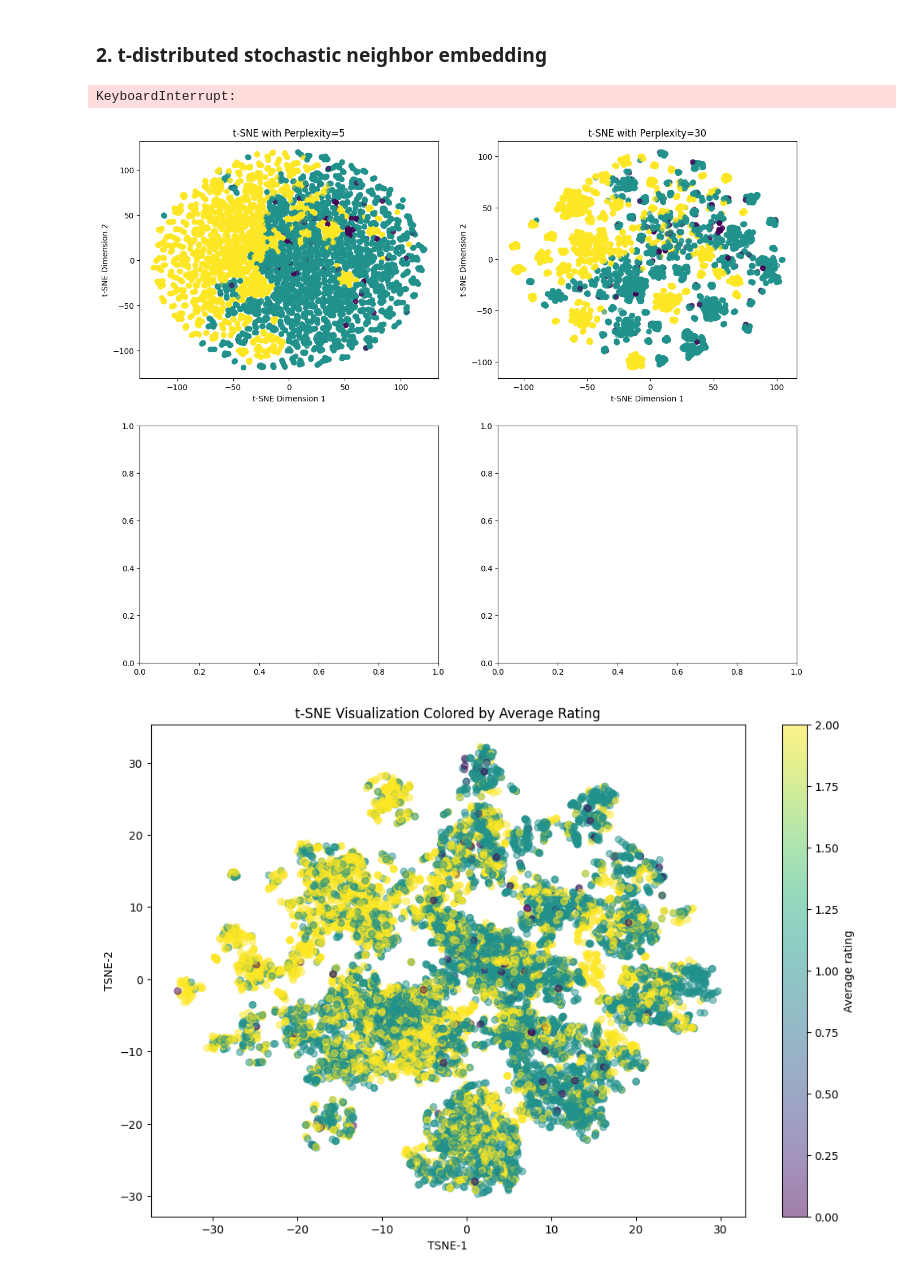
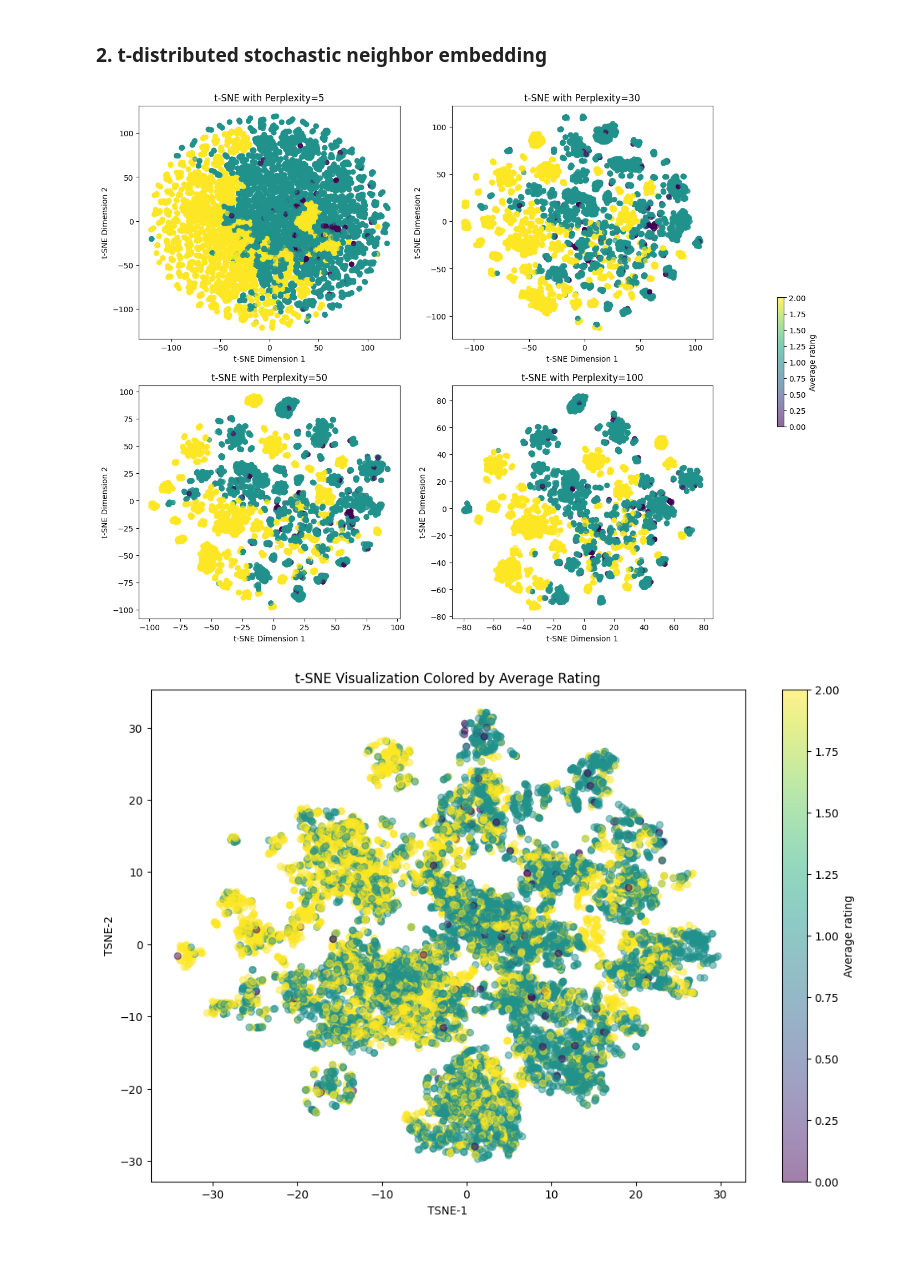
Before and after one commit to SoareCristi/BigData_MovieRatings, a Jupyter notebook: dimensionality_reduction.ipynb, the cells around one changed output. Saved outputs shown, nothing was run; the diff lists cells and outputs as text; code cells hidden in the pictures.

```diff
--- a/dimensionality_reduction.ipynb
+++ b/dimensionality_reduction.ipynb
@@ -178,24 +176,23 @@ Confusion Matrix
 # %%
 from sklearn.manifold import TSNE
 import matplotlib.pyplot as plt
 
 n_components = 2
 perplexities = [5, 30, 50, 100]
 fig, axs = plt.subplots(2, 2, figsize=(15, 12))
 axs = axs.flatten()
 
 for idx, perplexity in enumerate(perplexities):
     tsne = TSNE(n_components=n_components, perplexity=perplexity, n_iter=1000, random_state=42)
     tsne_results = tsne.fit_transform(df_scaled)
-    sc = axs[idx].scatter(tsne_results[:, 0], tsne_results[:, 1], c=df['averageRating'], cmap='viridis', alpha=0.6)
+    sc = axs[idx].scatter(tsne_results[:, 0], tsne_results[:, 1], c=df_scaled['averageRating'], cmap='viridis', alpha=0.6)
     axs[idx].set_title(f't-SNE with Perplexity={perplexity}')
     axs[idx].set_xlabel('t-SNE Dimension 1')
     axs[idx].set_ylabel('t-SNE Dimension 2')
 
 fig.colorbar(sc, ax=axs, orientation='vertical', fraction=0.01, pad=0.1, label='Average rating')
 plt.show()
 # %% [output]
-KeyboardInterrupt:
-[figure, old version]
+[figure, new version]
 # %%
 tsne = TSNE(random_state=42, n_iter=1000, perplexity=30, n_components=3) # method used is Barnes-Hut. "exact" method takes way too much time
```
Also changed, not shown: parts of 10 cells of this notebook.
